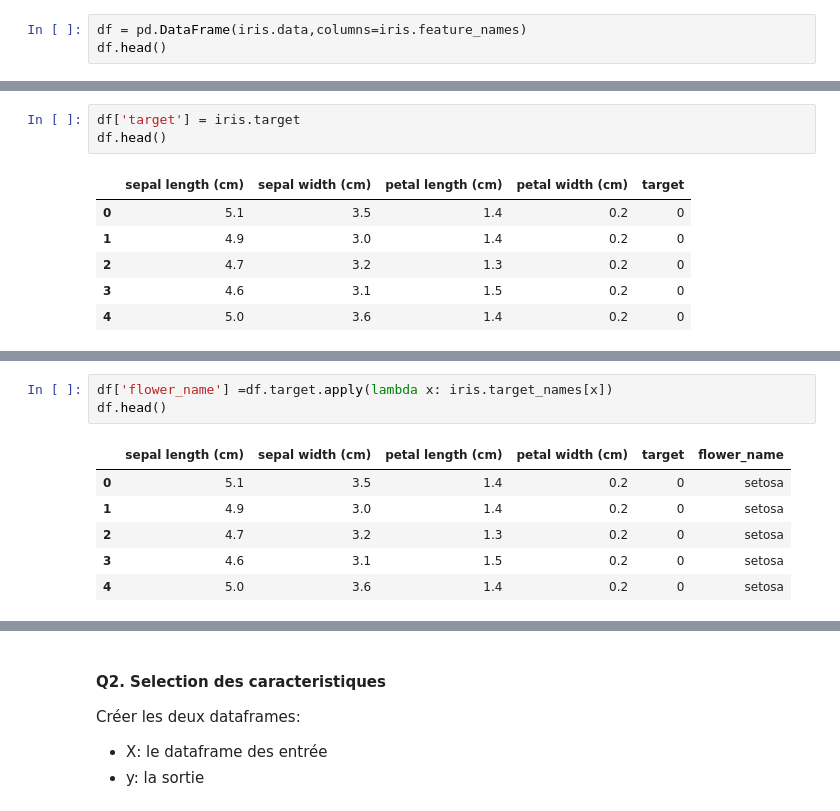
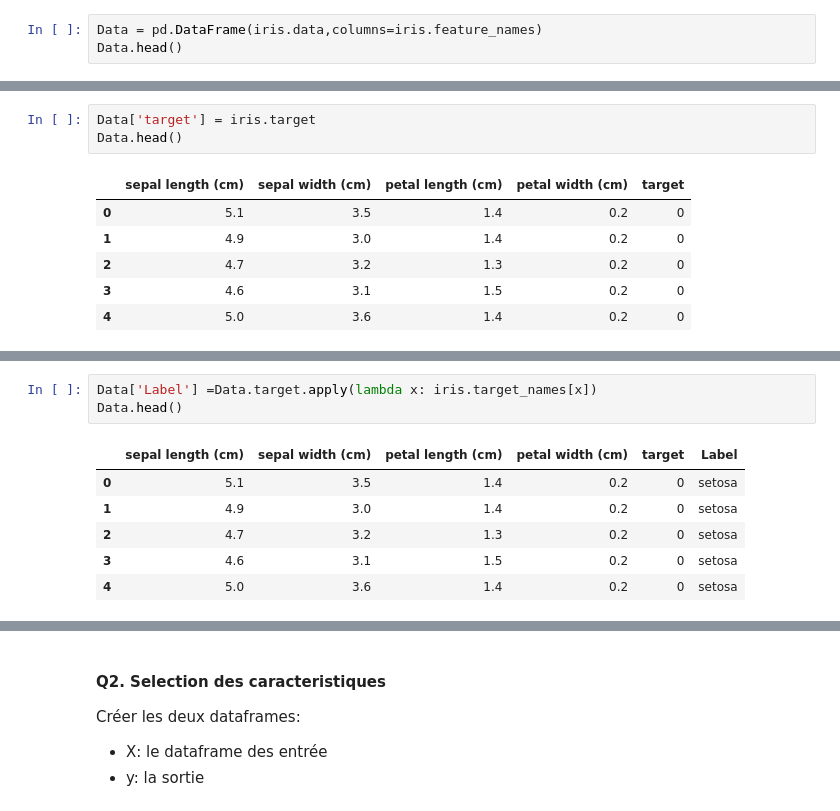
Before and after one commit to bellaabdelouahab/Colab-Notebooks, a Jupyter notebook: SVM.ipynb, the cells around one changed output, grey strips where cells are left out. Cells and saved outputs as stored; diff of their text form.

```diff
--- a/SVM.ipynb
+++ b/SVM.ipynb
@@ -28,6 +27,6 @@ array(['setosa', 'versicolor', 'virginica'], dtype='<U10')
 # %%
-df = pd.DataFrame(iris.data,columns=iris.feature_names)
-df.head()
+Data = pd.DataFrame(iris.data,columns=iris.feature_names)
+Data.head()
 # %% [output]
 |  | sepal length (cm) | sepal width (cm) | petal length (cm) | petal width (cm) |
 | 0 | 5.1 | 3.5 | 1.4 | 0.2 |
@@ -36,8 +35,8 @@ df.head()
 | 3 | 4.6 | 3.1 | 1.5 | 0.2 |
 | 4 | 5.0 | 3.6 | 1.4 | 0.2 |
 # %%
-df['target'] = iris.target
-df.head()
+Data['target'] = iris.target
+Data.head()
 # %% [output]
 |  | sepal length (cm) | sepal width (cm) | petal length (cm) | petal width (cm) | target |
 | 0 | 5.1 | 3.5 | 1.4 | 0.2 | 0 |
@@ -64,10 +63,10 @@ df[df.target==2].head()
 | 103 | 6.3 | 2.9 | 5.6 | 1.8 | 2 |
 | 104 | 6.5 | 3.0 | 5.8 | 2.2 | 2 |
 # %%
-df['flower_name'] =df.target.apply(lambda x: iris.target_names[x])
-df.head()
+Data['Label'] =Data.target.apply(lambda x: iris.target_names[x])
+Data.head()
 # %% [output]
-|  | sepal length (cm) | sepal width (cm) | petal length (cm) | petal width (cm) | target | flower_name |
+|  | sepal length (cm) | sepal width (cm) | petal length (cm) | petal width (cm) | target | Label |
 | 0 | 5.1 | 3.5 | 1.4 | 0.2 | 0 | setosa |
 | 1 | 4.9 | 3.0 | 1.4 | 0.2 | 0 | setosa |
 | 2 | 4.7 | 3.2 | 1.3 | 0.2 | 0 | setosa |
```
Also changed, not shown: parts of 31 cells of this notebook.
